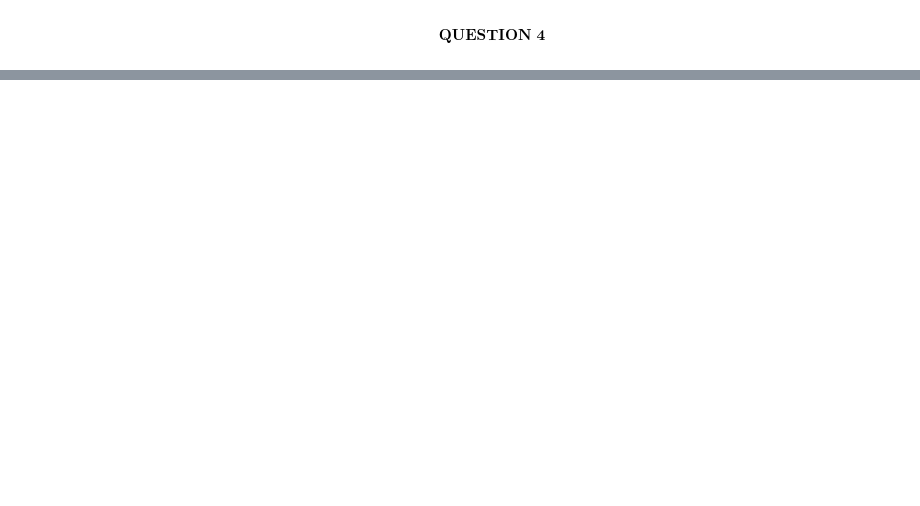
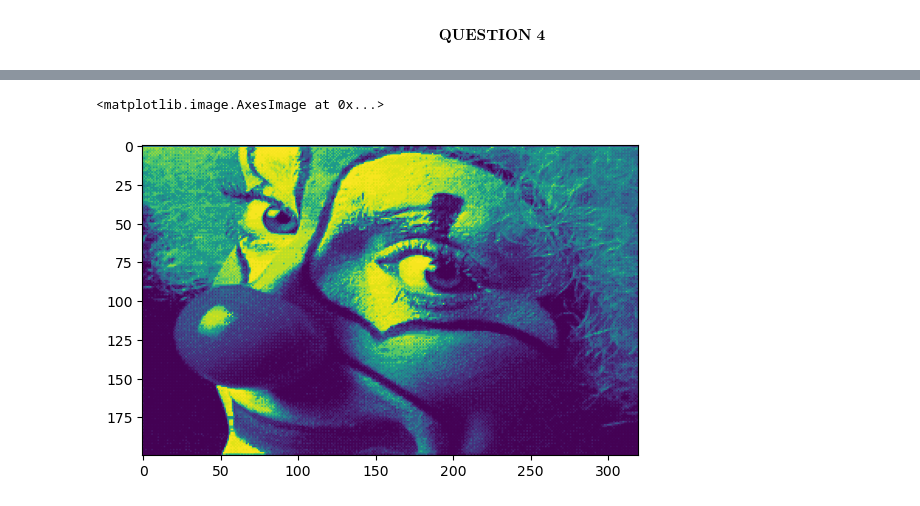
Before and after one commit to GATechMSCS/fall2023, a Jupyter notebook: deterministic_optimization/lectures/week11Modules21and22/homework/code/HW11_Code.ipynb, the cells around one changed output, grey strips where cells are left out. Cells and saved outputs as stored; diff of their text form; code cells hidden in the pictures; blank space fills up the shorter version.

```diff
--- a/deterministic_optimization/lectures/week11Modules21and22/homework/code/HW11_Code.ipynb
+++ b/deterministic_optimization/lectures/week11Modules21and22/homework/code/HW11_Code.ipynb
@@ -172,0 +316,5 @@ $$\textbf{QUESTION 4}$$
+# %%
+plt.imshow(x15_img_data)
+# %% [output]
+<matplotlib.image.AxesImage at 0x...>
+[figure, added]
```
Also changed, not shown: parts of 23 cells of this notebook.
